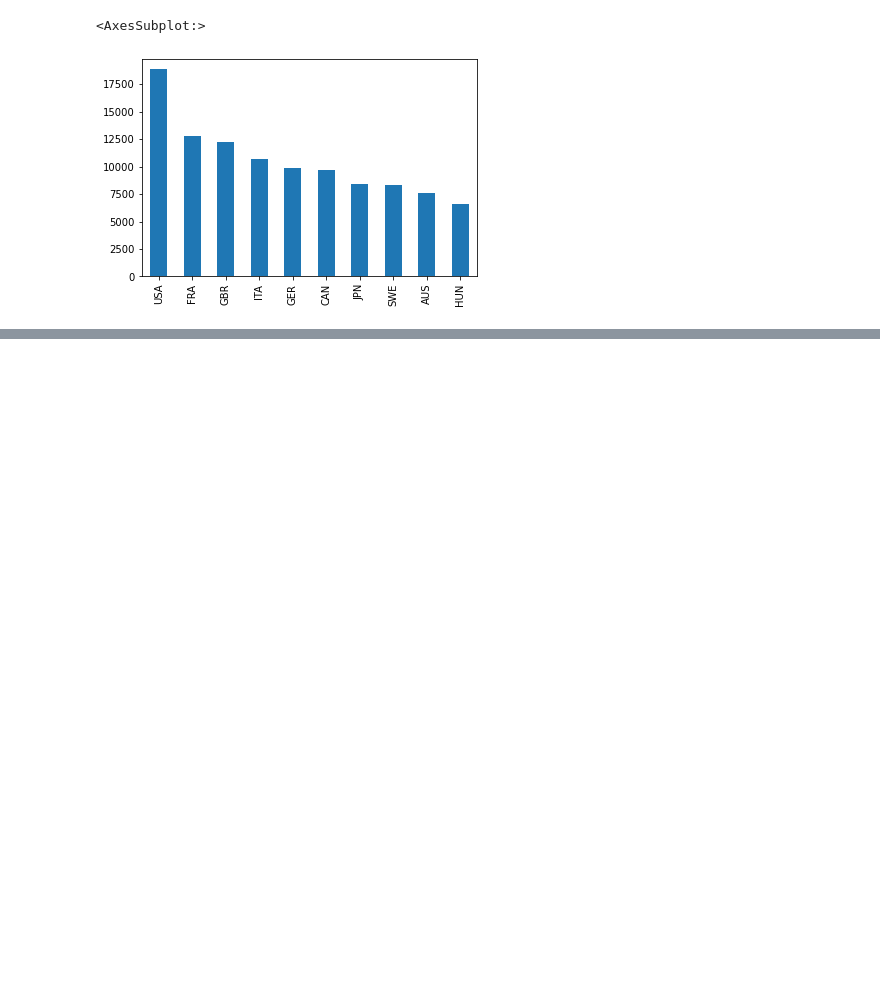
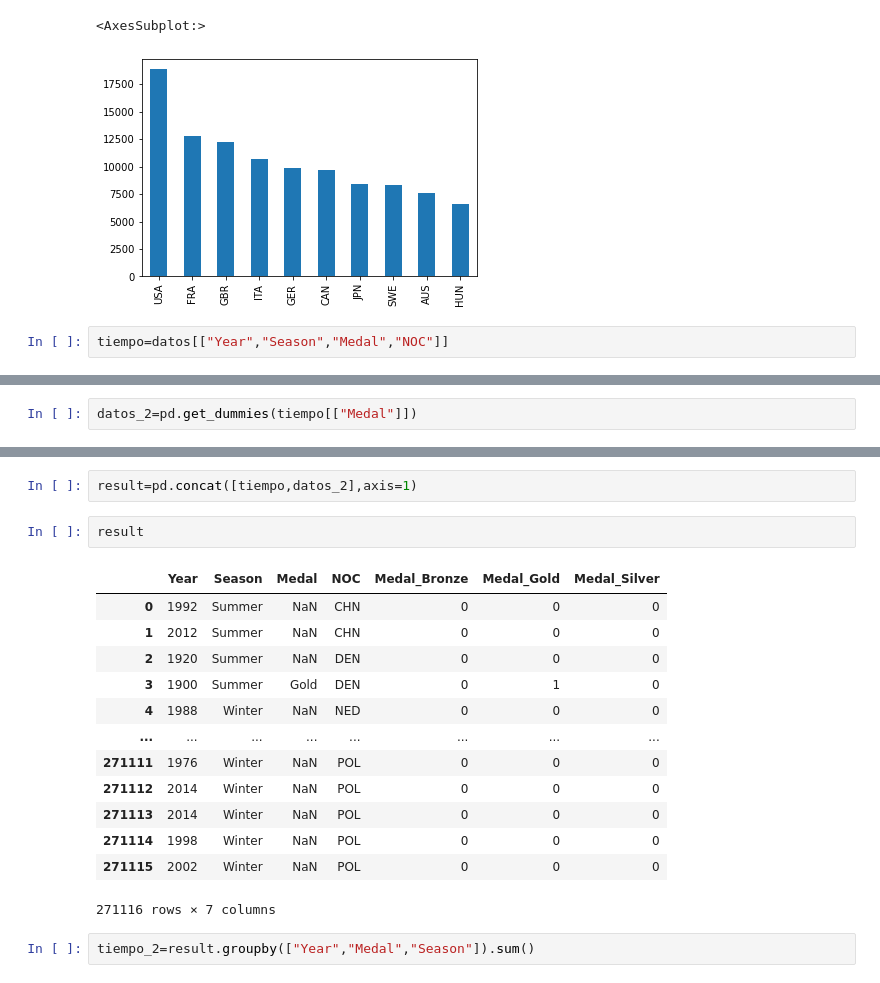
Before and after one commit to raviel21/python_fundamentals, a Jupyter notebook: paises_medallas.ipynb, the cells around one changed output, grey strips where cells are left out. Saved outputs shown, nothing was run; the diff lists cells and outputs as text; blank space fills up the shorter version.

```diff
--- a/paises_medallas.ipynb
+++ b/paises_medallas.ipynb
@@ -45,3 +45,5 @@ paises_x_medallas["NOC"].value_counts().head(10).plot(kind="bar")
 # %% [output]
 <AxesSubplot:>
 [figure]
+# %%
+tiempo=datos[["Year","Season","Medal","NOC"]]
@@ -47,0 +66,2 @@ paises_x_medallas["NOC"].value_counts().head(10).plot(kind="bar")
+# %%
+datos_2=pd.get_dummies(tiempo[["Medal"]])
@@ -47,0 +84,20 @@ paises_x_medallas["NOC"].value_counts().head(10).plot(kind="bar")
+# %%
+result=pd.concat([tiempo,datos_2],axis=1)
+# %%
+result
+# %% [output]
+|  | Year | Season | Medal | NOC | Medal_Bronze | Medal_Gold | Medal_Silver |
+| 0 | 1992 | Summer | NaN | CHN | 0 | 0 | 0 |
+| 1 | 2012 | Summer | NaN | CHN | 0 | 0 | 0 |
+| 2 | 1920 | Summer | NaN | DEN | 0 | 0 | 0 |
+| 3 | 1900 | Summer | Gold | DEN | 0 | 1 | 0 |
+| 4 | 1988 | Winter | NaN | NED | 0 | 0 | 0 |
+| ... | ... | ... | ... | ... | ... | ... | ... |
+| 271111 | 1976 | Winter | NaN | POL | 0 | 0 | 0 |
+| 271112 | 2014 | Winter | NaN | POL | 0 | 0 | 0 |
+| 271113 | 2014 | Winter | NaN | POL | 0 | 0 | 0 |
+| 271114 | 1998 | Winter | NaN | POL | 0 | 0 | 0 |
+| 271115 | 2002 | Winter | NaN | POL | 0 | 0 | 0 |
+271116 rows × 7 columns
+# %%
+tiempo_2=result.groupby(["Year","Medal","Season"]).sum()
```
Also changed, not shown: parts of 11 cells of this notebook.
